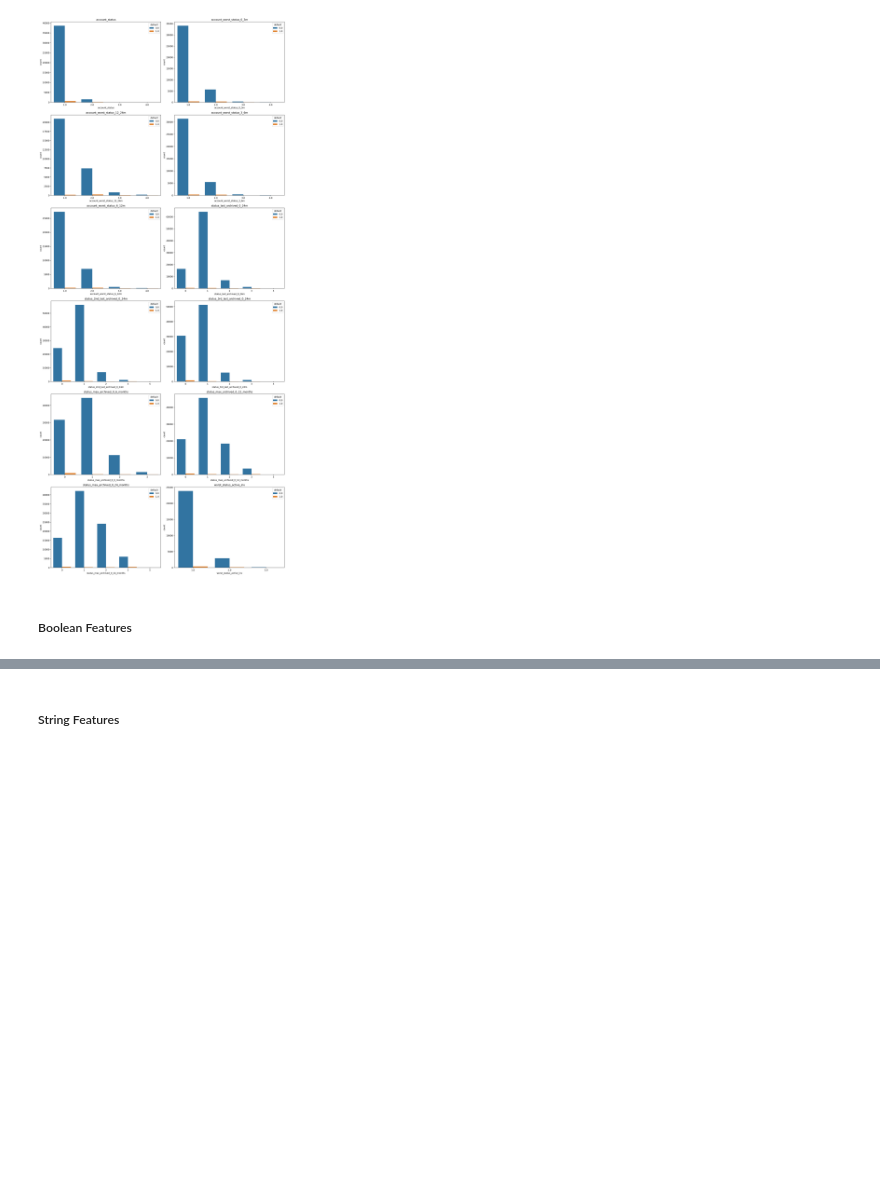
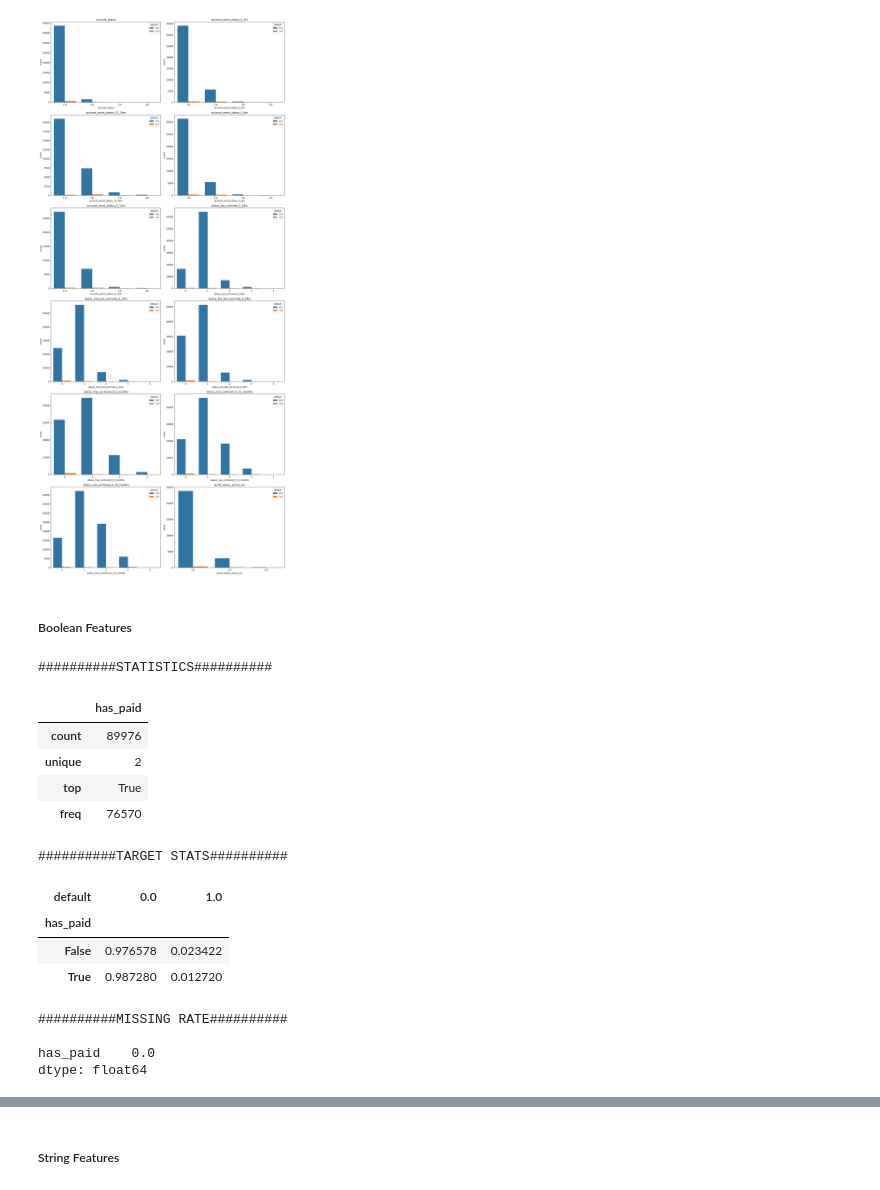
Before and after one commit to gfluz94/aws-deploy-cicd, a Jupyter notebook: notebooks/Training.ipynb, the cells around one changed output, grey strips where cells are left out. Cells and saved outputs as stored; diff of their text form; code cells hidden in the pictures; blank space fills up the shorter version.

```diff
--- a/notebooks/Training.ipynb
+++ b/notebooks/Training.ipynb
@@ -191,3 +241,21 @@ plot_count(df, cat_features, hue="default")
 [figure]
 # %% [markdown]
 ##### Boolean Features
+# %%
+display_summary_statistics(df, bool_features, target=target)
+# %% [output]
+##########STATISTICS##########
+|  | has_paid |
+| count | 89976 |
+| unique | 2 |
+| top | True |
+| freq | 76570 |
+##########TARGET STATS##########
+| default | 0.0 | 1.0 |
+| has_paid |  |  |
+| False | 0.976578 | 0.023422 |
+| True | 0.987280 | 0.012720 |
+##########MISSING RATE##########
+
+has_paid    0.0
+dtype: float64
```
Also changed, not shown: parts of 17 cells of this notebook.
